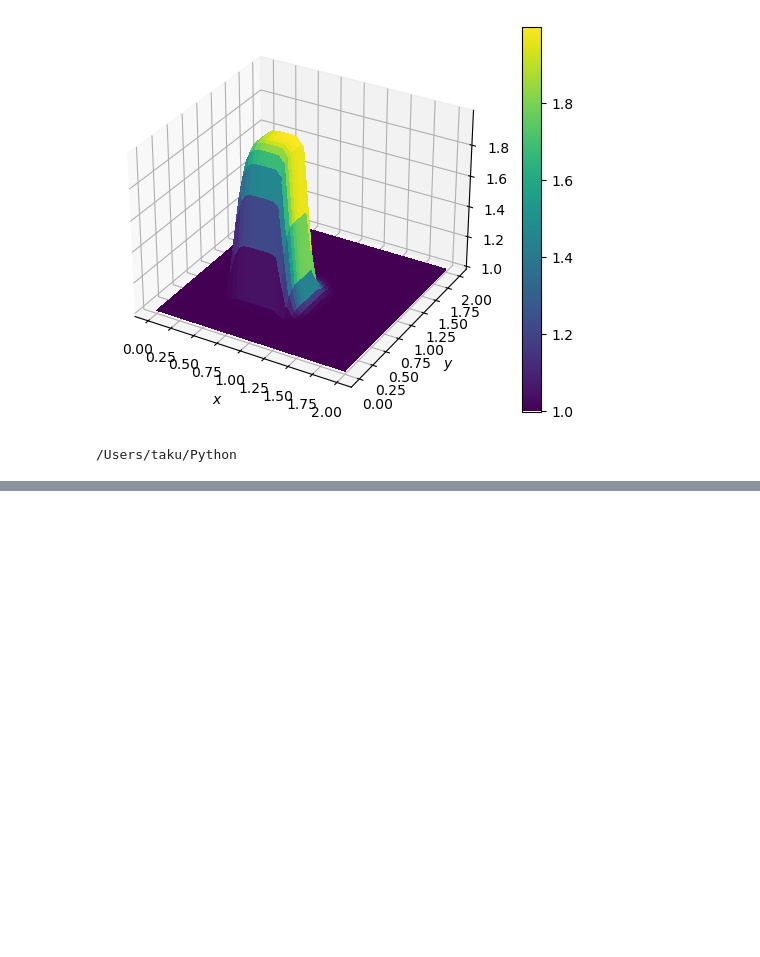
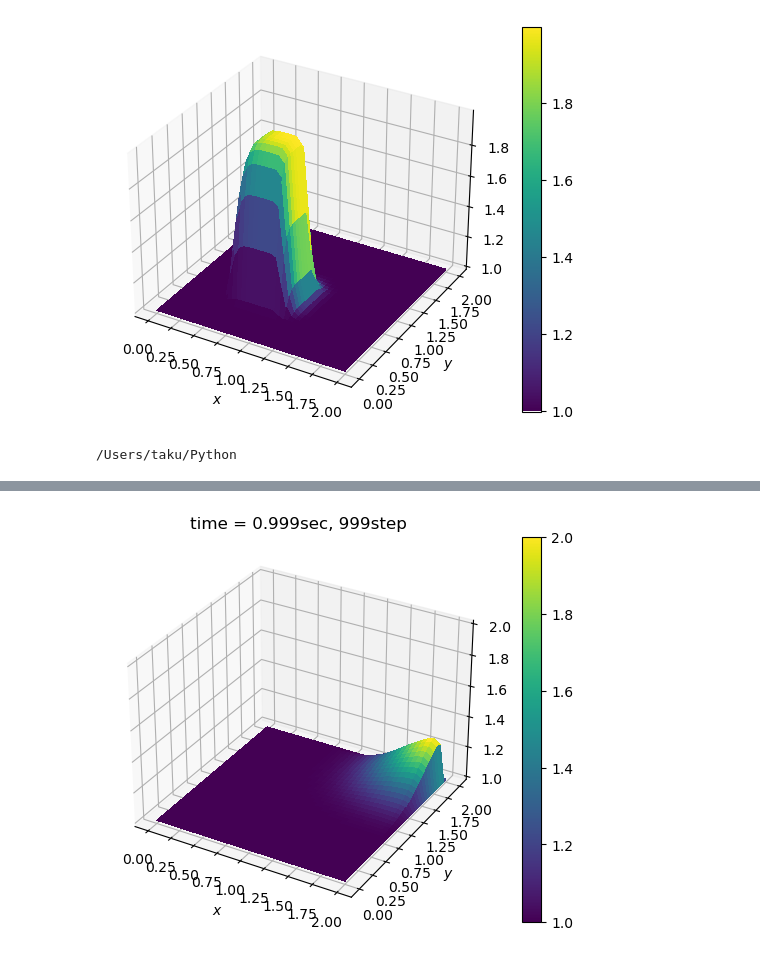
Before and after one commit to tnkm23/Burgers-equation-animation, a Jupyter notebook: burgerseq.ipynb, the cells around one changed output, grey strips where cells are left out. Drawn from its saved outputs; the diff is of its cells as text; code cells hidden in the pictures; blank space fills up the shorter version.

```diff
--- a/burgerseq.ipynb
+++ b/burgerseq.ipynb
@@ -557,0 +798,85 @@ print(cwd)
+# %%
+import numpy as np
+import matplotlib.pyplot as plt
+from matplotlib import cm
+from mpl_toolkits.mplot3d import Axes3D
+from matplotlib.animation import FuncAnimation
+ #条件設定
+nx = 41
+ny = 41
+nt = 1000
+c = 1
+dx = 2 / (nx - 1)
+dy = 2 / (ny - 1)
+sigma = .004
+nu = 0.01
+dt = sigma * dx * dy / nu
+x = np.linspace(0, 2, nx)
+y = np.linspace(0, 2, ny)
+uinit = 2
+vinit = uinit
+
+ #初期状態の設定
+u = np.ones((ny, nx))
+v = np.ones((ny, nx))
+un = np.ones((ny, nx))
+vn = np.ones((ny, nx))
+comb = np.ones((ny, nx))
+u[int(.5 / dy):int(1 / dy + 1),int(.5 / dx):int(1 / dx + 1)] = uinit
+v[int(.5 / dy):int(1 / dy + 1),int(.5 / dx):int(1 / dx + 1)] = vinit
+
+def diffuse(nt):
+    un = u.copy()
+    vn = v.copy()
+    u[1:-1, 1:-1] = (un[1:-1, 1:-1] -
+                    dt / dx * un[1:-1, 1:-1] *
+                    (un[1:-1, 1:-1] - un[1:-1, 0:-2]) -
+                    dt / dy * vn[1:-1, 1:-1] *
+                    (un[1:-1, 1:-1] - un[0:-2, 1:-1]) +
+                    nu * dt / dx**2 *
+                    (un[1:-1,2:] - 2 * un[1:-1, 1:-1] + un[1:-1, 0:-2]) +
+                    nu * dt / dy**2 *
+                    (un[2:, 1:-1] - 2 * un[1:-1, 1:-1] + un[0:-2, 1:-1]))
+    v[1:-1, 1:-1] = (vn[1:-1, 1:-1] -
+                    dt / dx * un[1:-1, 1:-1] *
+                    (vn[1:-1, 1:-1] - vn[1:-1, 0:-2]) -
+                    dt / dy * vn[1:-1, 1:-1] *
+                    (vn[1:-1, 1:-1] - vn[0:-2, 1:-1]) +
+                    nu * dt / dx**2 *
+                    (vn[1:-1, 2:] - 2 * vn[1:-1, 1:-1] + vn[1:-1, 0:-2]) +
+                    nu * dt / dy**2 *
+                    (vn[2:, 1:-1] - 2 * vn[1:-1, 1:-1] + vn[0:-2, 1:-1]))
+    u[0, :] = 1
+    u[-1, :] = 1
+    u[:, 0] = 1
+    u[:, -1] = 1
+    v[0, :] = 1
+    v[-1, :] = 1
+    v[:, 0] = 1
+    v[:, -1] = 1
+    return u, v
+
+def update(i):
+    global u, v
+    u, v = diffuse(i)
+    ax.clear()
+    ax.plot_surface(X, Y, u[:], rstride=1, cstride=1, cmap=cm.viridis, linewidth=0, antialiased=False)
+    ax.set_title('time = '+ str(round(i*dt,3))+ 'sec, '+ str(i)+'step')  #
+    ax.set_xlabel('$x$')
+    ax.set_ylabel('$y$')
+    ax.set_zlim(1, uinit)
+
+ # アニメーションを作成
+fig = plt.figure(figsize=(8, 5), dpi=100)
+ax = fig.add_subplot(111, projection='3d')
+X, Y = np.meshgrid(x, y)
+surf = ax.plot_surface(X, Y, u[:], rstride=1, cstride=1, cmap=cm.viridis, linewidth=0, antialiased=False)
+ # カラーバーを設定
+fig.colorbar(surf)
+ # アニメーションを作成するFuncAnimationオブジェクト
+ani = FuncAnimation(fig, update, frames=nt, blit=False)
+ # 動画を保存
+ani.save('burgers_equation_animation' + '_nt=' + str(nt) + '_dt=' + str(dt) + '_u,v=' + str(uinit) + '_sigma=' + str(sigma) + '_2.mp4', writer='ffmpeg', fps=30)
+plt.show()
+# %% [output]
+[figure, added]
```
Also changed, not shown: parts of 5 cells of this notebook, 1 other file.
